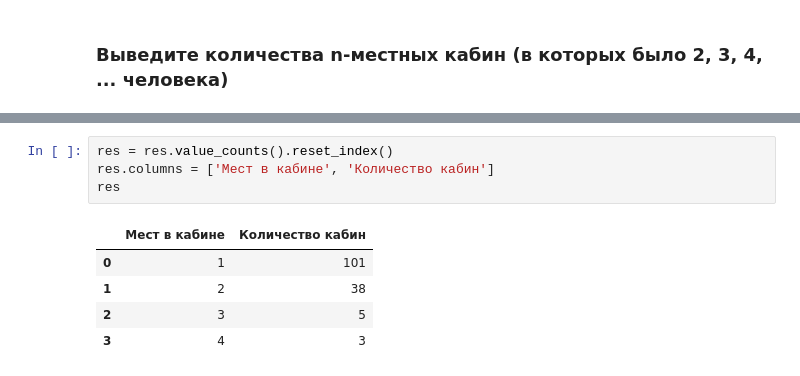
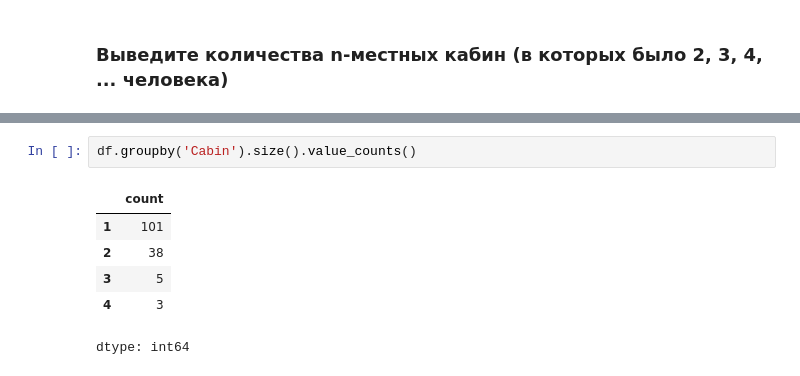
Before and after one commit to timur-xlsx/test_1, a Jupyter notebook: hw_03.ipynb, the cells around one changed output, grey strips where cells are left out. Drawn from its saved outputs; the diff is of its cells as text.

```diff
--- a/hw_03.ipynb
+++ b/hw_03.ipynb
@@ -209,10 +205,9 @@ res
-# %%
-res = res.value_counts().reset_index()
-res.columns = ['Мест в кабине', 'Количество кабин']
-res
-# %% [output]
-|  | Мест в кабине | Количество кабин |
-| 0 | 1 | 101 |
-| 1 | 2 | 38 |
-| 2 | 3 | 5 |
-| 3 | 4 | 3 |
+# %%
+df.groupby('Cabin').size().value_counts()
+# %% [output]
+|  | count |
+| 1 | 101 |
+| 2 | 38 |
+| 3 | 5 |
+| 4 | 3 |
+dtype: int64
```
Also changed, not shown: parts of 8 cells of this notebook.
